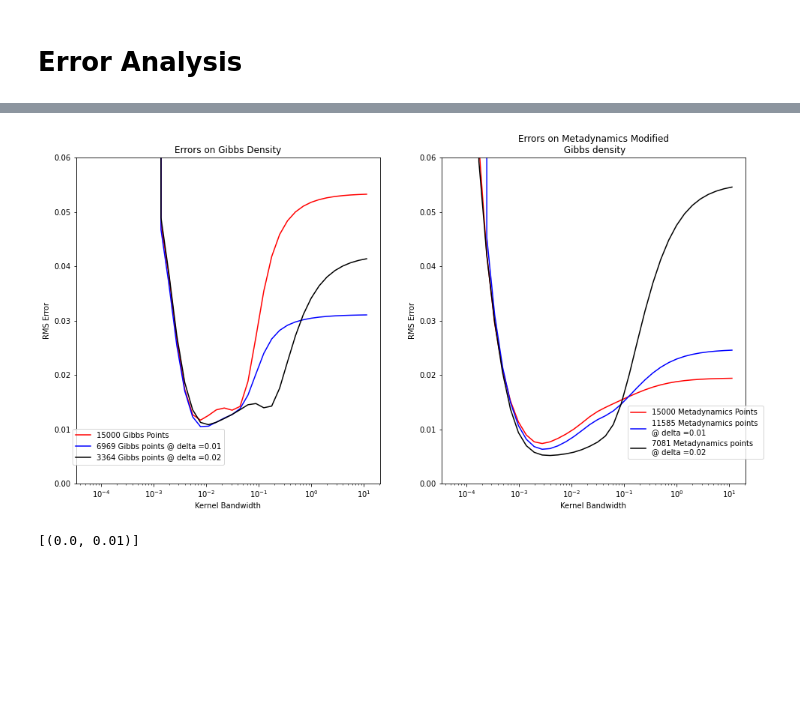
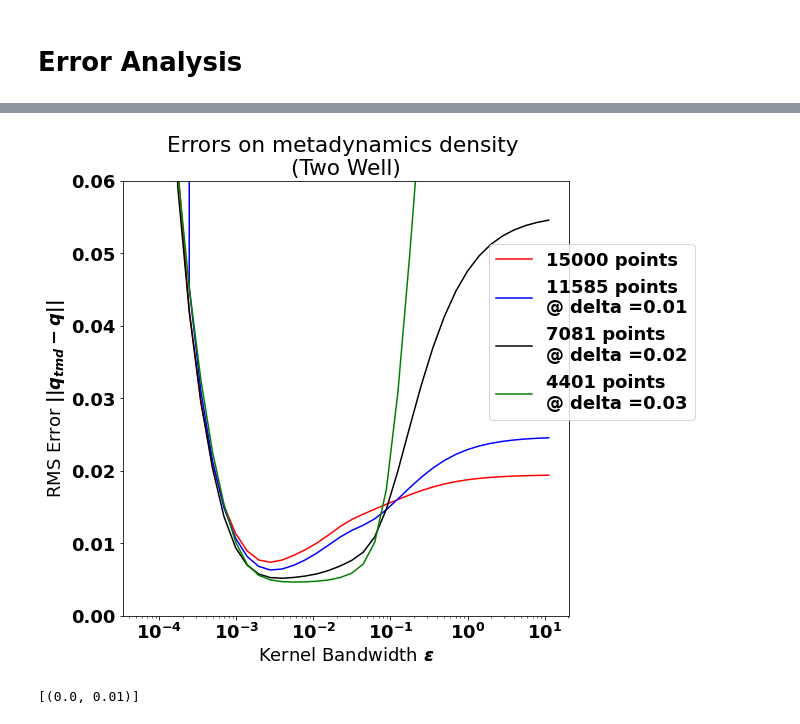
Before and after one commit to ShashankSule/TMDmaps, a Jupyter notebook: Twowell/Error_analysis_twowell.ipynb, the cells around one changed output, grey strips where cells are left out. Drawn from its saved outputs; the diff is of its cells as text; code cells hidden in the pictures; blank space fills up the shorter version.

```diff
--- a/Twowell/Error_analysis_twowell.ipynb
+++ b/Twowell/Error_analysis_twowell.ipynb
@@ -31,6 +31,12 @@ import itertools
 import helpers as helpers
 import model_systems as model_systems
 import diffusion_map as dmap
+# %%
+font = {'family' : 'normal',
+        'weight' : 'bold',
+        'size'   : 18}
+
+plt.rc('font', **font)
 # %% [markdown]
 # Potential
 # %%
@@ -115,67 +125,70 @@ num_vbdry = vbdry_vals.shape[0]
 # %%
 # plot dependence on delta net for gibbs data
 
 # colors_FEM = iter(plt.cm.jet(np.linspace(0,1,num_delta)))
-colors_FEM = iter(["Red", "Blue", "Black"])
-fig, (ax2, ax3) = plt.subplots(1,2, figsize = (16,8))
-ax2.set(xscale = "log")
-for i in range(3):
-  if i == 0:
-    color = next(colors_FEM)
-    ax2.plot(eps_vals[1:], err_FEM_TMD[1:, i,-1,-1],
-             # marker = 'o',
-             color = color,
-             # lw = 2.5,
-             label = str(round(N_gibbs[1,i,-1,-1])) + " Gibbs Points")
-    # ax2.axvline(x = eps_vals[np.argmax(k_gibbs[:,i,-1,-1])], linestyle = '--', lw = 2.5, alpha = 0.5, color = color)
-    k = k_gibbs[:,i,-1,-1]
-    n = len(k[(k/max(k)) >= 0.9])
-    # ax2.axvline(x = eps_vals[np.argmax(k_gibbs[:,i,-1,-1])], lw = n*10, color = color, alpha=0.1)
-  else:
-    color = next(colors_FEM)
-    ax2.plot(eps_vals[1:], err_FEM_TMD[1:, i,-1,-1],
-             # marker = 'o',
-             color = color,
-             # lw = 2.5,
-             label = str(round(N_gibbs[1,i,-1,-1])) + " Gibbs points @ delta =" + str(round(delta_vals[i],2)))
-    # ax2.axvline(x = eps_vals[np.argmax(k_gibbs[:,i,-1,-1])], linestyle = '--', lw = 2.5, alpha = 0.5, color = color)
-    k = k_gibbs[:,i,-1,-1]
-    n = len(k[(k/max(k)) >= 0.9])
-    # ax2.axvline(x = eps_vals[np.argmax(k_gibbs[:,i,-1,-1])], lw = n*10, color = color, alpha=0.1)
-ax2.legend(bbox_to_anchor=(0.50, 0.18))
-ax2.set(ylim = (0.0,0.06), title = "Errors on Gibbs Density", ylabel = "RMS Error", xlabel = "Kernel Bandwidth");
+# colors_FEM = iter(["Red", "Blue", "Black", "Green", "Purple"])
+# fig, (ax2, ax3) = plt.subplots(1,2, figsize = (16,8))
+# ax2.set(xscale = "log")
+# for i in range(3):
+#   if i == 0:
+#     color = next(colors_FEM)
+#     ax2.plot(eps_vals[1:], err_FEM_TMD[1:, i,-1,-1],
+#              # marker = 'o',
+#              color = color,
+#              # lw = 2.5,
+#              label = str(round(N_gibbs[1,i,-1,-1])) + " Gibbs Points")
+#     # ax2.axvline(x = eps_vals[np.argmax(k_gibbs[:,i,-1,-1])], linestyle = '--', lw = 2.5, alpha = 0.5, color = color)
+#     k = k_gibbs[:,i,-1,-1]
+#     n = len(k[(k/max(k)) >= 0.9])
+#     # ax2.axvline(x = eps_vals[np.argmax(k_gibbs[:,i,-1,-1])], lw = n*10, color = color, alpha=0.1)
+#   else:
+#     color = next(colors_FEM)
+#     ax2.plot(eps_vals[1:], err_FEM_TMD[1:, i,-1,-1],
+#              # marker = 'o',
+#              color = color,
+#              # lw = 2.5,
+#              label = str(round(N_gibbs[1,i,-1,-1])) + " Gibbs points @ delta =" + str(round(delta_vals[i],2)))
+#     # ax2.axvline(x = eps_vals[np.argmax(k_gibbs[:,i,-1,-1])], linestyle = '--', lw = 2.5, alpha = 0.5, color = color)
+#     k = k_gibbs[:,i,-1,-1]
+#     n = len(k[(k/max(k)) >= 0.9])
+#     # ax2.axvline(x = eps_vals[np.argmax(k_gibbs[:,i,-1,-1])], lw = n*10, color = color, alpha=0.1)
+# ax2.legend(bbox_to_anchor=(0.50, 0.18))
+# ax2.set(ylim = (0.0,0.06), title = "Errors on Gibbs Density", ylabel = "RMS Error", xlabel = "Kernel Bandwidth");
 
 # plot dependence on delta net for metadynamics data
 # colors_FEM = iter(plt.cm.jet(np.linspace(0,1,num_delta)))
-colors_FEM = iter(["Red", "Blue", "Black"])
+fig, ax3 = plt.subplots(figsize = (8,8))
+colors_FEM = iter(["Red", "Blue", "Black", "Green", "Purple"])
 ax3.set(xscale = "log")
-for i in range(3):
+for i in range(4):
   if i == 0:
     color = next(colors_FEM)
     ax3.plot(eps_vals[1:], err_metad_long_FEM_TMD[1:, i,-1,-1],
              # marker = 'o',
              color = color,
              # lw = 2.5,
-             label = str(round(N_metad[1,i,-1,-1])) + " Metadynamics Points")
+             label = str(round(N_metad[1,i,-1,-1])) + " points")
     # ax3.axvline(x = eps_vals[np.argmax(k_metad[:,0,-1,-1])], linestyle = '-.', lw = 2.5, alpha=0.5, color = color)
     k = k_metad[:,i,-1,-1]
     n = len(k[(k/max(k)) >= 0.9])
     # ax3.axvline(x = eps_vals[np.argmax(k_metad[:,i,-1,-1])], lw = n*10, color = color, alpha=0.1)
   else:
     color = next(colors_FEM)
     ax3.plot(eps_vals[1:], err_metad_long_FEM_TMD[1:, i,-1,-1],
              # marker = 'o',
              color = color,
              # lw = 2.5,
-             label = str(round(N_metad[1,i,-1,-1])) + " Metadynamics points \n@ delta =" + str(round(delta_vals[i],2)))
+             label = str(round(N_metad[1,i,-1,-1])) + " points \n@ delta =" + str(round(delta_vals[i],2)))
     # ax3.axvline(x = eps_vals[np.argmax(k_metad[:,i,-1,-1])], linestyle = '--', alpha = 0.5, lw = 2.5, color = color)
     k = k_metad[:,i,-1,-1]
     n = len(k[(k/max(k)) >= 0.9])
     # ax3.axvline(x = eps_vals[np.argmax(k_metad[:,i,-1,-1])], lw = n*10, color = color, alpha=0.1)
-ax3.legend(bbox_to_anchor=(0.60, 0.25))
-ax3.set(ylim = (0.0,0.06), title = "Errors on Metadynamics Modified\n Gibbs density", ylabel = "RMS Error", xlabel = "Kernel Bandwidth");
+ax3.legend(bbox_to_anchor=(0.80, 0.43))
+# ax3.legend(loc='best')
+ax3.set(ylim = (0.0,0.06), title = "Errors on metadynamics density \n(Two Well)", ylabel = "RMS Error $||q_{tmd} - q||$",
+        xlabel = "Kernel Bandwidth $\epsilon$");
 # %% [output]
-[figure, old version]
+[figure, new version]
 # %%
 # # plot dependence on delta net for gibbs data
 # colors_FEM = iter(plt.cm.viridis(np.linspace(0,1,num_delta)))
```
Also changed, not shown: parts of 2 cells of this notebook, 10 other files.
